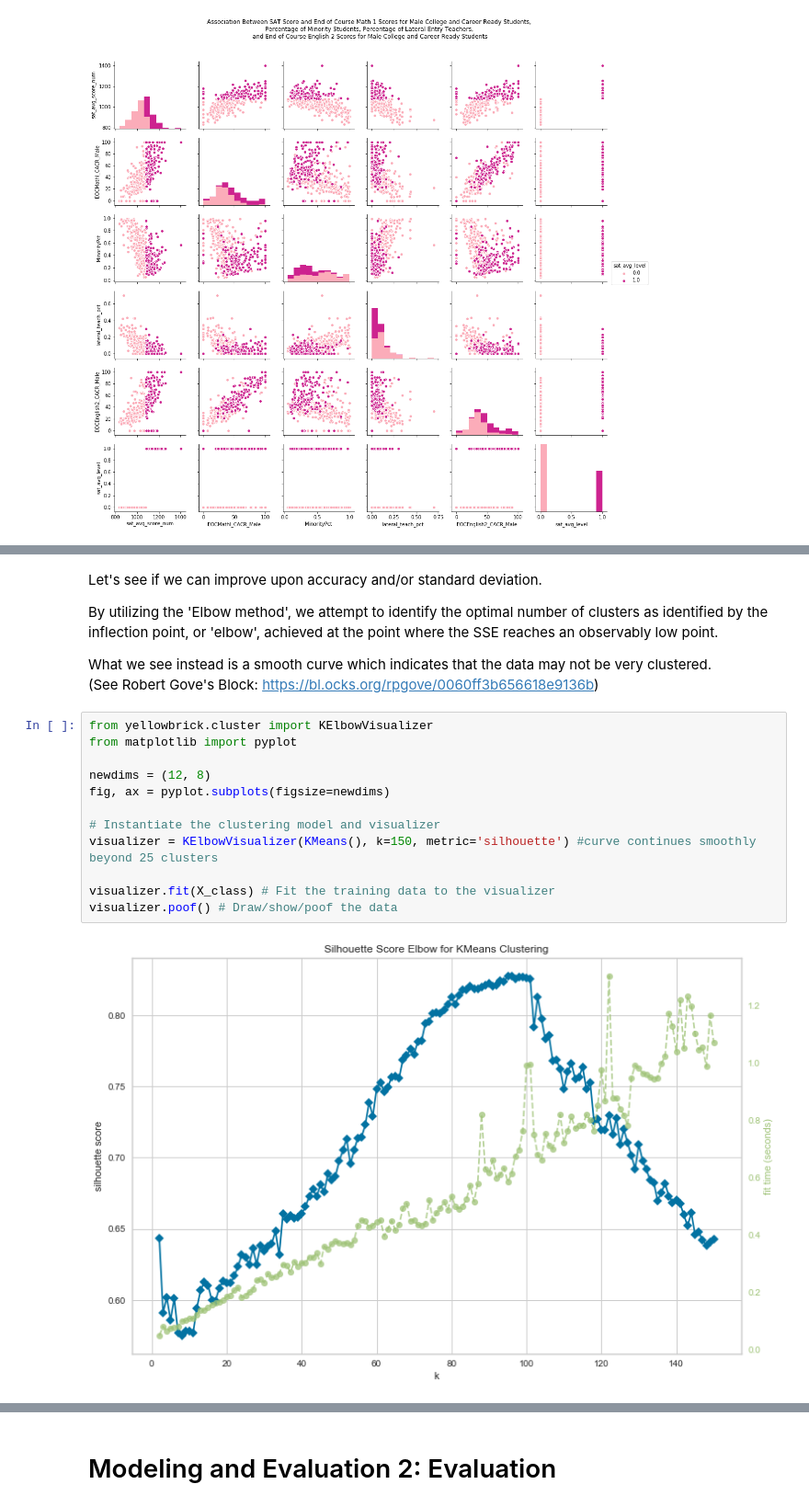
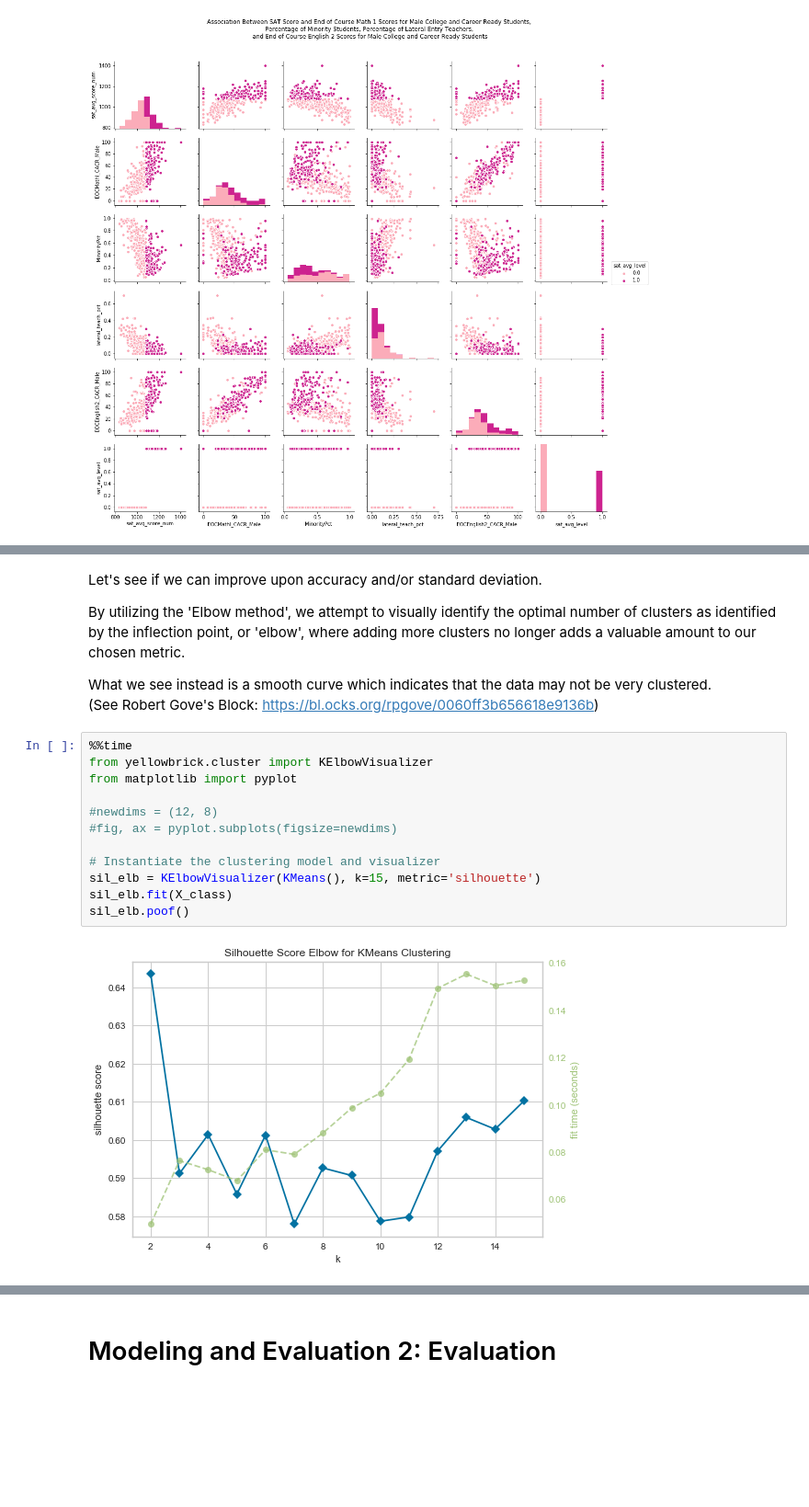
Before and after one commit to jeffweltman/MSDS7331, a Jupyter notebook: Lab3-Jordan.ipynb, the cells around one changed output, grey strips where cells are left out. Shown at 92% size. Saved outputs shown, nothing was run; the diff lists cells and outputs as text; blank space fills up the shorter version.

```diff
--- a/Lab3-Jordan.ipynb
+++ b/Lab3-Jordan.ipynb
@@ -819,21 +825,21 @@ Average accuracy (with kmeans)=  86.51162790697674 +- 4.855956515772347
 # %% [markdown]
 Let's see if we can improve upon accuracy and/or standard deviation.
 
-By utilizing the 'Elbow method', we attempt to identify the optimal number of clusters as identified by the inflection point, or 'elbow', achieved at the point where the SSE reaches an observably low point.
+By utilizing the 'Elbow method', we attempt to visually identify the optimal number of clusters as identified by the inflection point, or 'elbow', where adding more clusters no longer adds a valuable amount to our chosen metric.
 
 What we see instead is a smooth curve which indicates that the data may not be very clustered.
 (See Robert Gove's Block: https://bl.ocks.org/rpgove/0060ff3b656618e9136b)
 # %%
+%%time
 from yellowbrick.cluster import KElbowVisualizer
 from matplotlib import pyplot
 
-newdims = (12, 8)
-fig, ax = pyplot.subplots(figsize=newdims)
+#newdims = (12, 8)
+#fig, ax = pyplot.subplots(figsize=newdims)
 
 # Instantiate the clustering model and visualizer
-visualizer = KElbowVisualizer(KMeans(), k=150, metric='silhouette') #curve continues smoothly beyond 25 clusters
-
-visualizer.fit(X_class) # Fit the training data to the visualizer
-visualizer.poof() # Draw/show/poof the data
+sil_elb = KElbowVisualizer(KMeans(), k=15, metric='silhouette')
+sil_elb.fit(X_class)
+sil_elb.poof()
 # %% [output]
-[figure, old version]
+[figure, new version]
```
Also changed, not shown: parts of 7 cells of this notebook.
